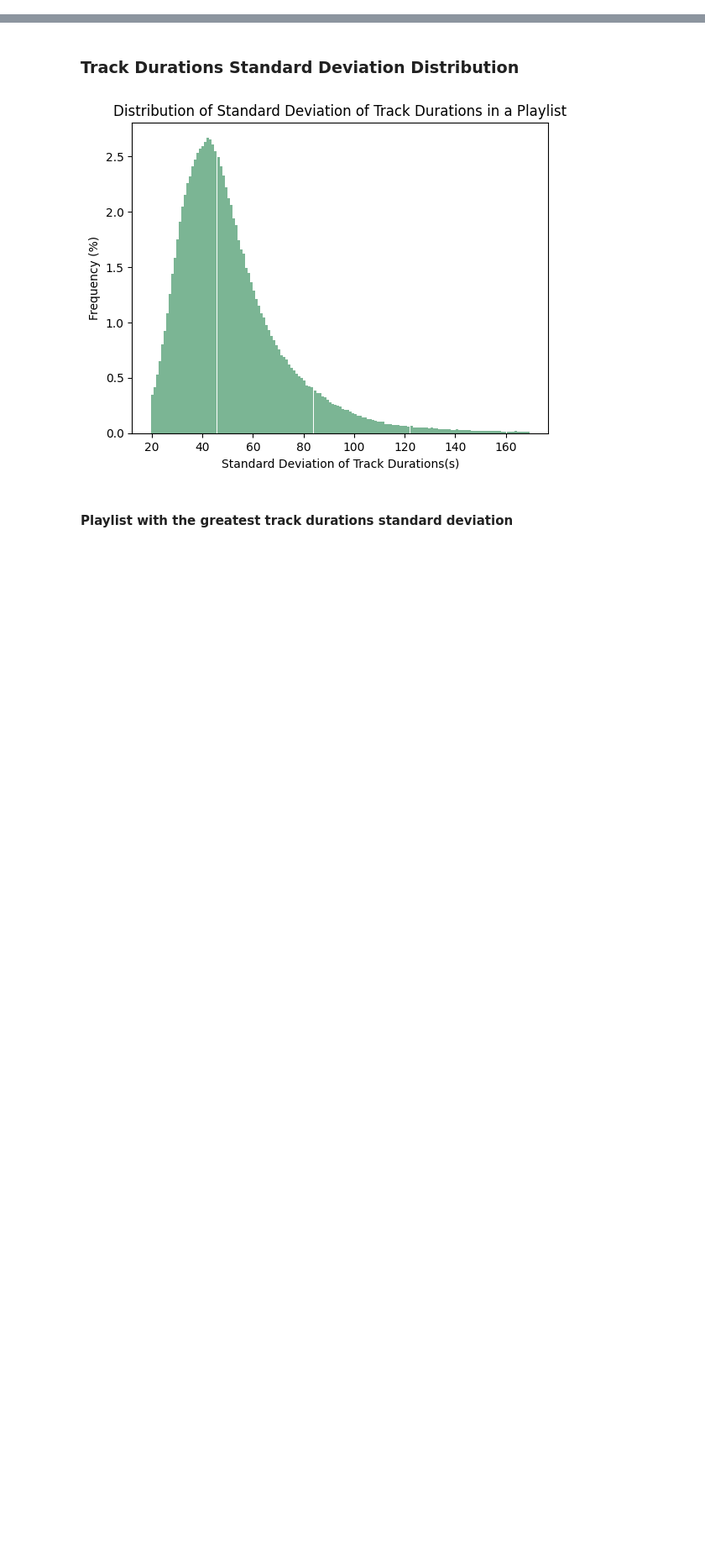
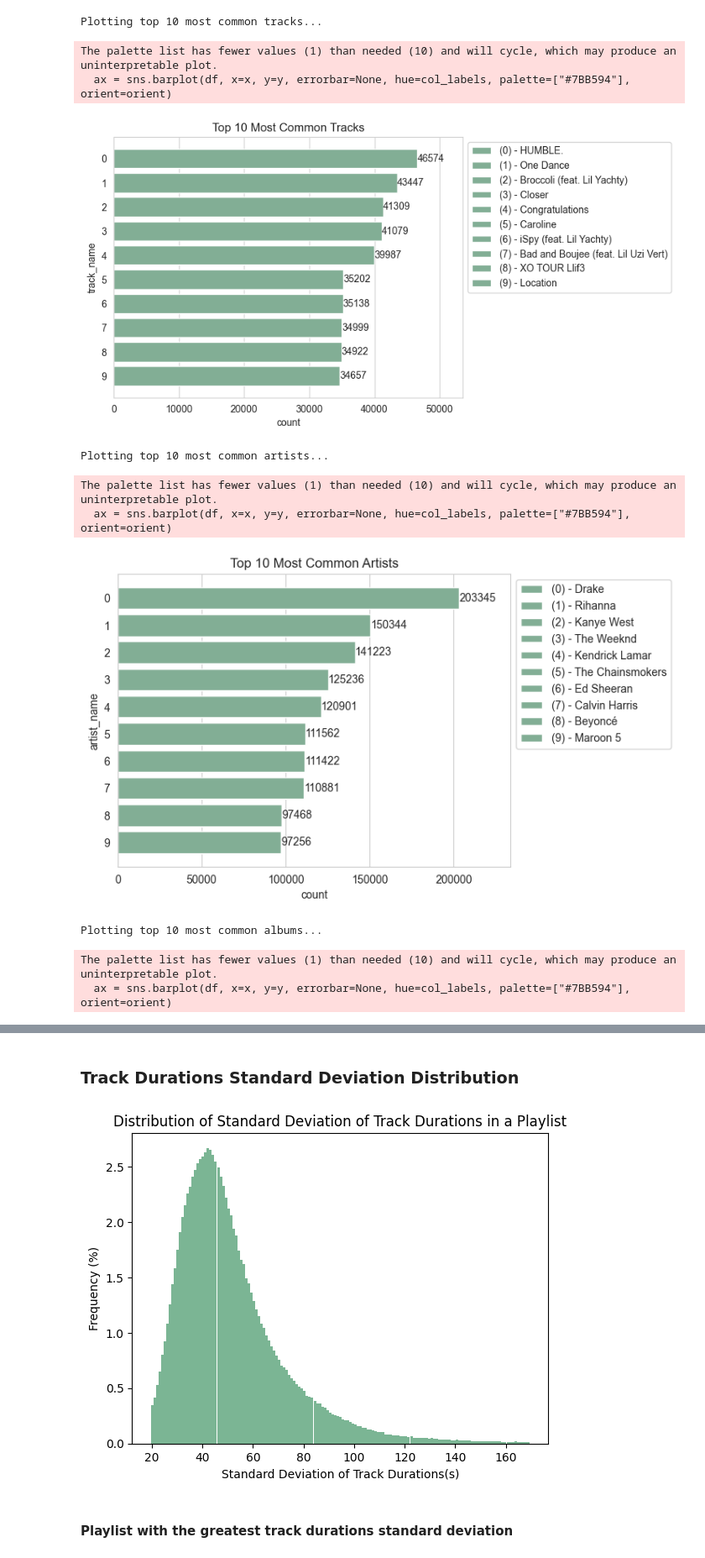
Before and after one commit to ersimpson/ece143final, a Jupyter notebook: src/EDA.ipynb, the cells around one changed output, grey strips where cells are left out. Shown at 84% size. Drawn from its saved outputs; the diff is of its cells as text; code cells hidden in the pictures; blank space fills up the shorter version.

```diff
--- a/src/EDA.ipynb
+++ b/src/EDA.ipynb
@@ -14,0 +26,29 @@ playlist_df, tracks_df, playlist_tracks_df = read_pre_processed_data('../data')
+# %%
+N = 10
+
+# Plot top N tracks
+print(f"Plotting top {N} most common tracks...")
+top_N_tracks = get_most_common_tracks(tracks_df, playlist_tracks_df, n=N)
+save_bar_plot(f"top{N}_tracks.png", top_N_tracks, x="track_name", y="count", title=f"Top {N} Most Common Tracks", orient="h", save = "n")
+
+# Plot top N artists
+print(f"Plotting top {N} most common artists...")
+top_N_artists = get_most_common_artists(tracks_df, playlist_tracks_df, n=N)
+save_bar_plot(f"top{N}_artists.png", top_N_artists, x="artist_name", y="count", title=f"Top {N} Most Common Artists", orient="h", save = "n")
+
+# Plot top N albums
+print(f"Plotting top {N} most common albums...")
+top_N_albums = get_most_common_albums(tracks_df, playlist_tracks_df, n=N)
+save_bar_plot(f"top{N}_albums.png", top_N_albums, x="album_name", y="count", title=f"Top {N} Most Common Albums", orient="h", save = "n")
+# %% [output]
+Plotting top 10 most common tracks...
+The palette list has fewer values (1) than needed (10) and will cycle, which may produce an uninterpretable plot.
+  ax = sns.barplot(df, x=x, y=y, errorbar=None, hue=col_labels, palette=["#7BB594"], orient=orient)
+[figure, added]
+Plotting top 10 most common artists...
+The palette list has fewer values (1) than needed (10) and will cycle, which may produce an uninterpretable plot.
+  ax = sns.barplot(df, x=x, y=y, errorbar=None, hue=col_labels, palette=["#7BB594"], orient=orient)
+[figure, added]
+Plotting top 10 most common albums...
+The palette list has fewer values (1) than needed (10) and will cycle, which may produce an uninterpretable plot.
+  ax = sns.barplot(df, x=x, y=y, errorbar=None, hue=col_labels, palette=["#7BB594"], orient=orient)
```
Also changed, not shown: parts of 9 cells of this notebook, 1 other file.
